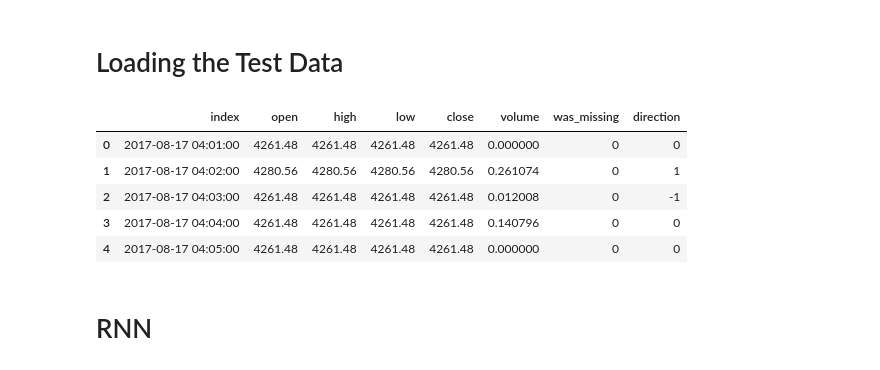
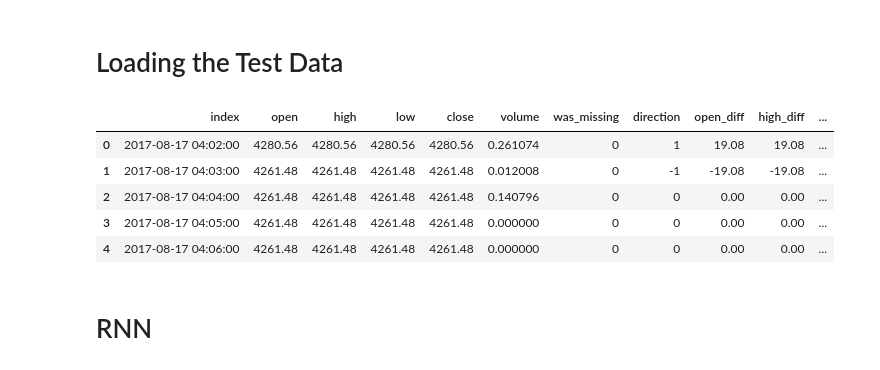
Before and after one commit to Jiazhou-Bi/BTC-Price-Prediction, a Jupyter notebook: scripts/06-model_data.ipynb, the cells around one changed output. Drawn from its saved outputs; the diff is of its cells as text; code cells hidden in the pictures.

```diff
--- a/scripts/06-model_data.ipynb
+++ b/scripts/06-model_data.ipynb
@@ -12,25 +12,29 @@
 # %%
 import pandas as pd
 import numpy as np
 import matplotlib.pyplot as plt
 from sklearn.model_selection import train_test_split
 from sklearn.preprocessing import MinMaxScaler
 from tensorflow.keras.utils import to_categorical, plot_model
 import tensorflow as tf
 from tensorflow.keras.models import Sequential
-from tensorflow.keras.layers import Dense, SimpleRNN, Dropout
+from tensorflow.keras.layers import Dense, SimpleRNN, Dropout, LSTM
 from tensorflow.keras.utils import plot_model
-df_1m = pd.read_parquet('../data/02-analysis_data/cleaned_data_1m.parquet')
-df_1h = pd.read_parquet('../data/02-analysis_data/cleaned_data_1h.parquet')
-df_1d = pd.read_parquet('../data/02-analysis_data/cleaned_data_1d.parquet')
+from tensorflow.keras.optimizers import Adam
+from sklearn.metrics import confusion_matrix, ConfusionMatrixDisplay, classification_report
+import seaborn as sns
+df_1m = pd.read_parquet('../data/03-lagged_differences_data/lagged_differences_data_1m.parquet')
+df_1h = pd.read_parquet('../data/03-lagged_differences_data/lagged_differences_data_1h.parquet')
+df_1d = pd.read_parquet('../data/03-lagged_differences_data/lagged_differences_data_1d.parquet')
 df_1m.head()
+#data\03-lagged_differences_data\lagged_differences_data_1d.parquet
 # %% [output]
-|  | index | open | high | low | close | volume | was_missing | direction |
-| 0 | 2017-08-17 04:01:00 | 4261.48 | 4261.48 | 4261.48 | 4261.48 | 0.000000 | 0 | 0 |
-| 1 | 2017-08-17 04:02:00 | 4280.56 | 4280.56 | 4280.56 | 4280.56 | 0.261074 | 0 | 1 |
-| 2 | 2017-08-17 04:03:00 | 4261.48 | 4261.48 | 4261.48 | 4261.48 | 0.012008 | 0 | -1 |
-| 3 | 2017-08-17 04:04:00 | 4261.48 | 4261.48 | 4261.48 | 4261.48 | 0.140796 | 0 | 0 |
-| 4 | 2017-08-17 04:05:00 | 4261.48 | 4261.48 | 4261.48 | 4261.48 | 0.000000 | 0 | 0 |
+|  | index | open | high | low | close | volume | was_missing | direction | open_diff | high_diff | ... |
+| 0 | 2017-08-17 04:02:00 | 4280.56 | 4280.56 | 4280.56 | 4280.56 | 0.261074 | 0 | 1 | 19.08 | 19.08 | ... |
+| 1 | 2017-08-17 04:03:00 | 4261.48 | 4261.48 | 4261.48 | 4261.48 | 0.012008 | 0 | -1 | -19.08 | -19.08 | ... |
+| 2 | 2017-08-17 04:04:00 | 4261.48 | 4261.48 | 4261.48 | 4261.48 | 0.140796 | 0 | 0 | 0.00 | 0.00 | ... |
+| 3 | 2017-08-17 04:05:00 | 4261.48 | 4261.48 | 4261.48 | 4261.48 | 0.000000 | 0 | 0 | 0.00 | 0.00 | ... |
+| 4 | 2017-08-17 04:06:00 | 4261.48 | 4261.48 | 4261.48 | 4261.48 | 0.000000 | 0 | 0 | 0.00 | 0.00 | ... |
 # %% [markdown]
 # RNN
 # %% [markdown]
```
Also changed, not shown: parts of 5 cells of this notebook, 8 other files.
